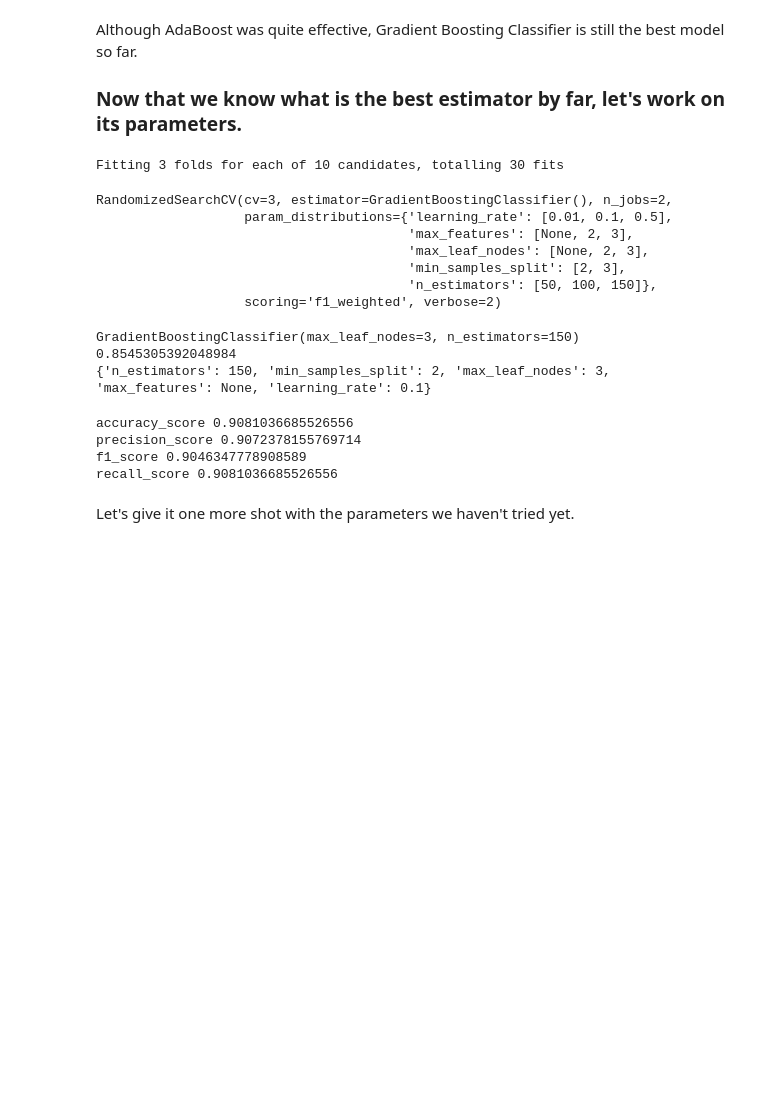
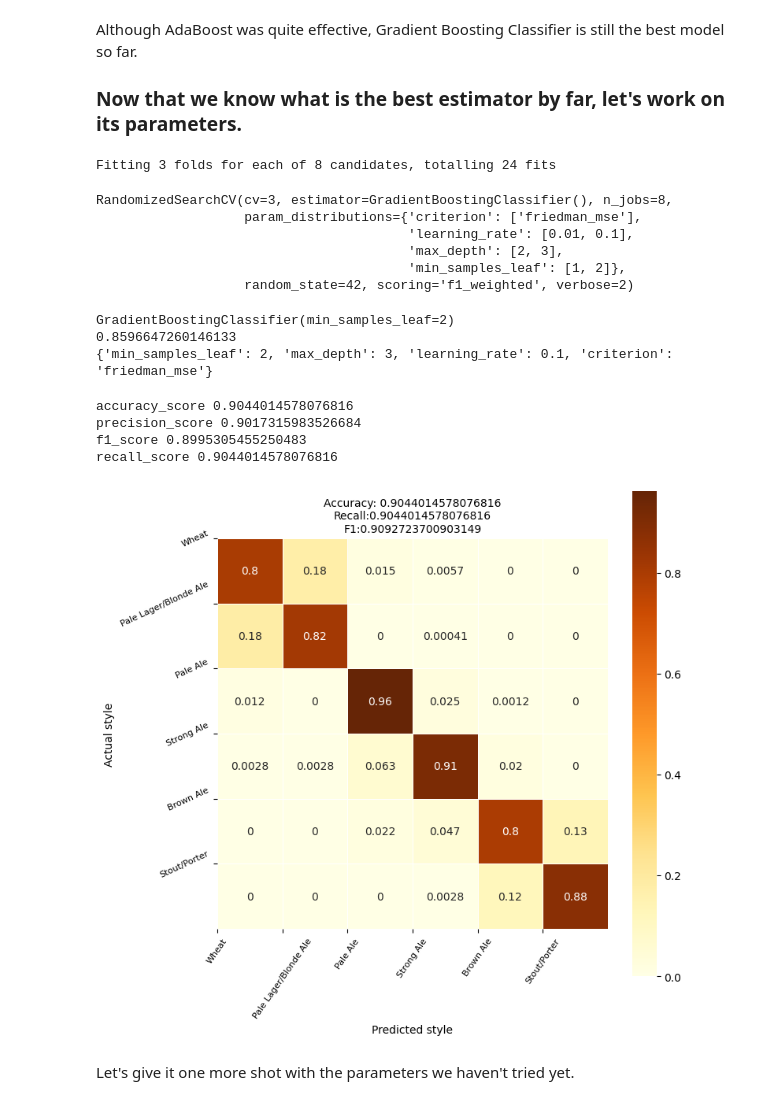
Before and after one commit to agui968/Predicting-Beer-Styles-with-Machine-Learning, a Jupyter notebook: notebooks/06Entrenamiento_evaluacion_GS2pruebas.ipynb, the cells around one changed output. Cells and saved outputs as stored; diff of their text form; code cells hidden in the pictures; blank space fills up the shorter version.

```diff
--- a/notebooks/06Entrenamiento_evaluacion_GS2pruebas.ipynb
+++ b/notebooks/06Entrenamiento_evaluacion_GS2pruebas.ipynb
@@ -141,36 +141,35 @@ Although AdaBoost was quite effective, Gradient Boosting Classifier is still the
 ### Now that we know what is the best estimator by far, let's work on its parameters.
 # %%
 gb_params = { #Gradient Boosting
-    # 'learning_rate':[0.01,0.1,0.5],
+    'learning_rate':[0.01,0.1],
     # 'n_estimators':[50,100,150],
-    'criterion':['friedman_mse','squared_error'],
+    'criterion':['friedman_mse'],
     # 'min_samples_split':[2,3],
-    'min_samples_leaf':[1,3],
+    'min_samples_leaf':[1,2],
     'max_depth':[2,3],
     # 'max_features':[None,2,3],
-    # 'max_leaf_nodes':[None,2,3],
+    # 'max_leaf_nodes':[None,2,3]
 }
 # %%
-gbc_rs = RandomizedSearchCV(estimator=GradientBoostingClassifier(), param_distributions=gb_params, cv=3, scoring='f1_weighted', verbose=2, n_jobs=2)
+gbc_rs = RandomizedSearchCV(estimator=GradientBoostingClassifier(), param_distributions=gb_params, cv=3, scoring='f1_weighted', verbose=2, n_jobs=8, random_state=42)
 
 gbc_rs.fit(X_resampled, y_resampled)
 # %% [output]
-Fitting 3 folds for each of 10 candidates, totalling 30 fits
+Fitting 3 folds for each of 8 candidates, totalling 24 fits
-RandomizedSearchCV(cv=3, estimator=GradientBoostingClassifier(), n_jobs=2,
-                   param_distributions={'learning_rate': [0.01, 0.1, 0.5],
-                                        'max_features': [None, 2, 3],
-                                        'max_leaf_nodes': [None, 2, 3],
-                                        'min_samples_split': [2, 3],
-                                        'n_estimators': [50, 100, 150]},
-                   scoring='f1_weighted', verbose=2)
+RandomizedSearchCV(cv=3, estimator=GradientBoostingClassifier(), n_jobs=8,
+                   param_distributions={'criterion': ['friedman_mse'],
+                                        'learning_rate': [0.01, 0.1],
+                                        'max_depth': [2, 3],
+                                        'min_samples_leaf': [1, 2]},
+                   random_state=42, scoring='f1_weighted', verbose=2)
 # %%
 print(gbc_rs.best_estimator_)
 print(gbc_rs.best_score_)
 print(gbc_rs.best_params_)
 # %% [output]
-GradientBoostingClassifier(max_leaf_nodes=3, n_estimators=150)
-0.8545305392048984
-{'n_estimators': 150, 'min_samples_split': 2, 'max_leaf_nodes': 3, 'max_features': None, 'learning_rate': 0.1}
+GradientBoostingClassifier(min_samples_leaf=2)
+0.8596647260146133
+{'min_samples_leaf': 2, 'max_depth': 3, 'learning_rate': 0.1, 'criterion': 'friedman_mse'}
 # %%
 y_pred_rs = gbc_rs.best_estimator_.predict(X_test)
 print('accuracy_score',accuracy_score(y_pred_rs,y_test))
@@ -179,7 +178,7 @@ print('f1_score',f1_score(y_pred_rs,y_test, average='weighted'))
 print('recall_score',recall_score(y_pred_rs,y_test, average='weighted'))
 # print(classification_report(yc_test, predictions))
 # %% [output]
-accuracy_score 0.9081036685526556
-precision_score 0.9072378155769714
-f1_score 0.9046347778908589
-recall_score 0.9081036685526556
+accuracy_score 0.9044014578076816
+precision_score 0.9017315983526684
+f1_score 0.8995305455250483
+recall_score 0.9044014578076816
@@ -186,3 +193,15 @@ recall_score 0.9081036685526556
+# %%
+cm = confusion_matrix(y_test, y_pred_rs,normalize='true')
+plt.figure(figsize=(8,8))
+sns.heatmap(cm, annot=True, linewidths=.5, square = True, cmap = 'YlOrBr')
+plt.ylabel('Actual style')
+plt.xlabel('Predicted style')
+all_sample_title = (f'Accuracy: {accuracy_score(y_test, y_pred_rs)}\nRecall:{recall_score(y_test, y_pred_rs, average="weighted")}\nF1:{f1_score(y_test, y_pred_rs, average="weighted")}')
+plt.title(all_sample_title, size = 10);
+plt.xticks(ticks=range(len(colorcode.index)), labels=colorcode['Style'], rotation=55,fontsize=8);
+plt.yticks(ticks=range(len(colorcode.index)), labels=colorcode['Style'],rotation=25,fontsize=8);
+# %% [output]
+[figure, added]
 # %% [markdown]
 Let's give it one more shot with the parameters we haven't tried yet.
 # %%
```
Also changed, not shown: parts of 9 cells of this notebook, 11 other files.
